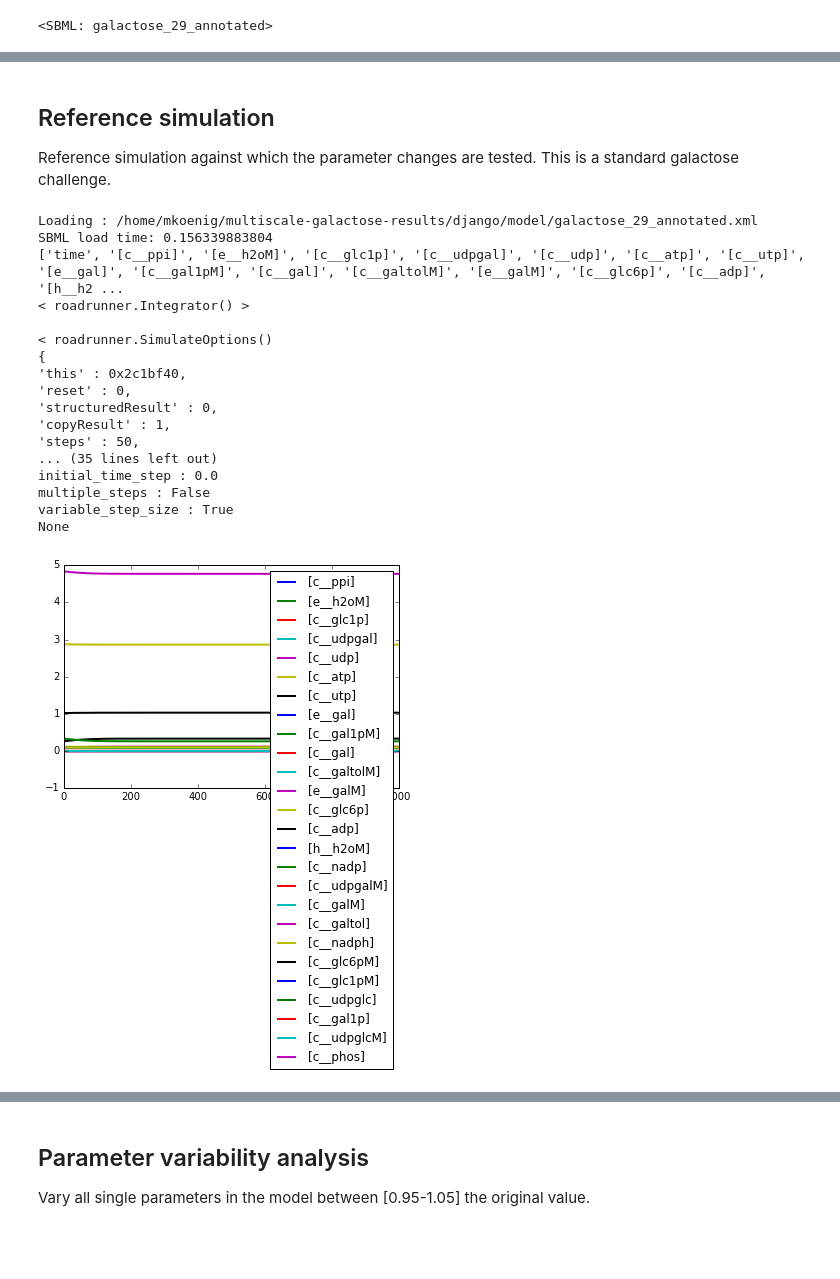
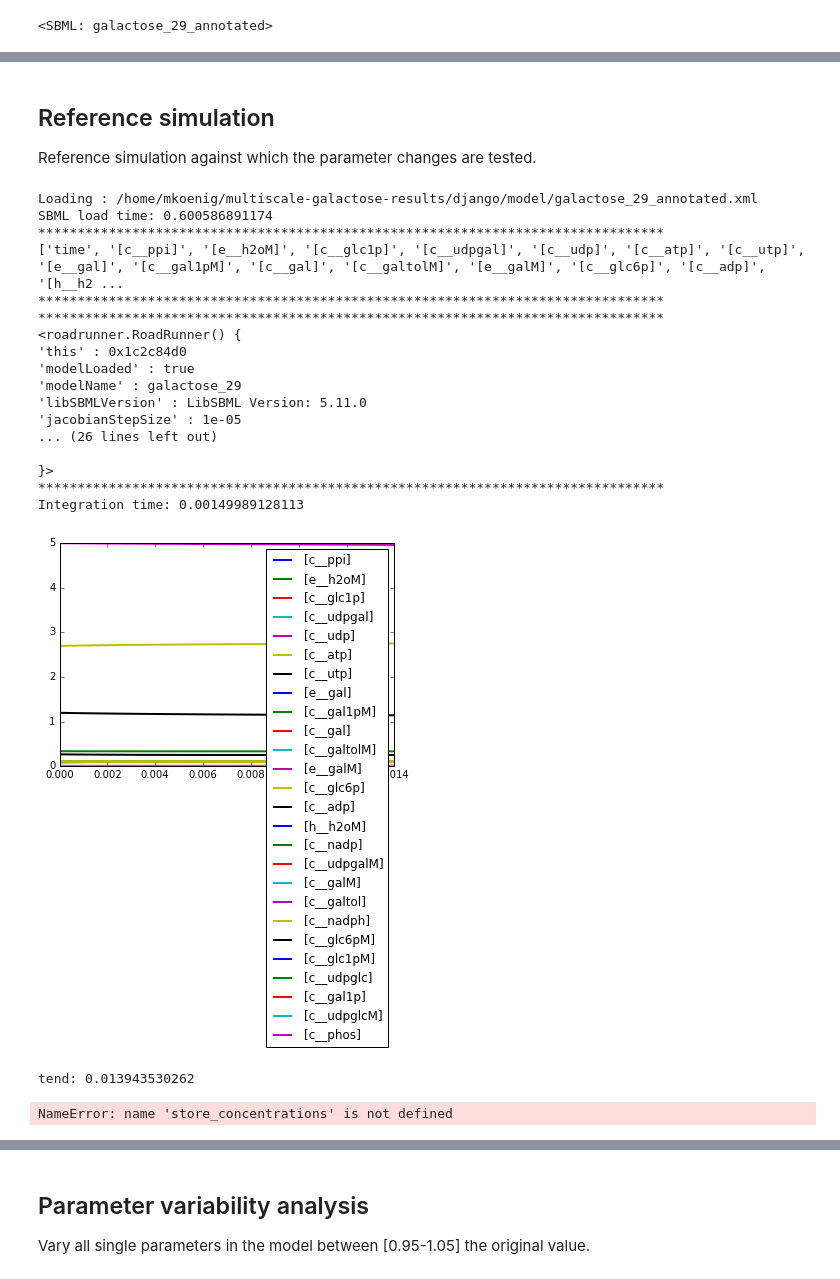
Before and after one commit to jingyayeah/multiscale-galactose, a Jupyter notebook: python/multiscalepy/multiscale/examples/notebook/galactose_parameter_sensitivity.ipynb, the cells around one changed output, grey strips where cells are left out. Cells and saved outputs as stored; diff of their text form; code cells hidden in the pictures; blank space fills up the shorter version.

Commit message:
working on simulations with sbml models

```diff
--- a/python/multiscalepy/multiscale/examples/notebook/galactose_parameter_sensitivity.ipynb
+++ b/python/multiscalepy/multiscale/examples/notebook/galactose_parameter_sensitivity.ipynb
@@ -38,37 +39,45 @@ roadrunner.getVersionStr()
 # %% [markdown]
 ## Reference simulation
-Reference simulation against which the parameter changes are tested. This is a standard galactose challenge.
+Reference simulation against which the parameter changes are tested.
 # %%
 # standard simulation
 import multiscale.odesim.simulate.roadrunner_tools as rt
 reload(rt)
 r = rt.load_model(comp_model.filepath)
-# r = roadrunner.RoadRunner(comp_model.filepath)
 
-r.selections = ['time'] + ['[{}]'.format(s) for s in rr.model.getFloatingSpeciesIds()]
+# selections
+r.selections = ['time'] + ['[{}]'.format(s) for s in r.model.getFloatingSpeciesIds()]
+print('*'*80)
 print(r.selections)
+print('*'*80)
 
+# settings
+rt.set_integrator_settings(r)
 # simulate
-s = rt.simulate(r, 0, 1000)
-print(r)
-print(rt.print_integrator_settings(r))
+s, _ = rt.simulate(r, 0, 1000)
 r.plot()
+rt.plot_results([s])
+
+# store the final concentrations
+c1 = store_concentrations(r)
 # %% [output]
 Loading : /home/mkoenig/multiscale-galactose-results/django/model/galactose_29_annotated.xml
-SBML load time: 0.156339883804
+SBML load time: 0.600586891174
+********************************************************************************
 ['time', '[c__ppi]', '[e__h2oM]', '[c__glc1p]', '[c__udpgal]', '[c__udp]', '[c__atp]', '[c__utp]', '[e__gal]', '[c__gal1pM]', '[c__gal]', '[c__galtolM]', '[e__galM]', '[c__glc6p]', '[c__adp]', '[h__h2 ...
-< roadrunner.Integrator() >
+********************************************************************************
+********************************************************************************
+<roadrunner.RoadRunner() {
+'this' : 0x1c2c84d0
+'modelLoaded' : true
+'modelName' : galactose_29
+'libSBMLVersion' : LibSBML Version: 5.11.0
+'jacobianStepSize' : 1e-05
+... (26 lines left out)
 
-< roadrunner.SimulateOptions()
-{
-'this' : 0x2c1bf40,
-'reset' : 0,
-'structuredResult' : 0,
-'copyResult' : 1,
-'steps' : 50,
-... (35 lines left out)
-initial_time_step : 0.0
-multiple_steps : False
-variable_step_size : True
-None
+}>
+********************************************************************************
+Integration time: 0.00149989128113
-[figure, old version]
+[figure, new version]
+tend: 0.013943530262
+NameError: name 'store_concentrations' is not defined
```
Also changed, not shown: parts of 8 cells of this notebook, 2 other files.
